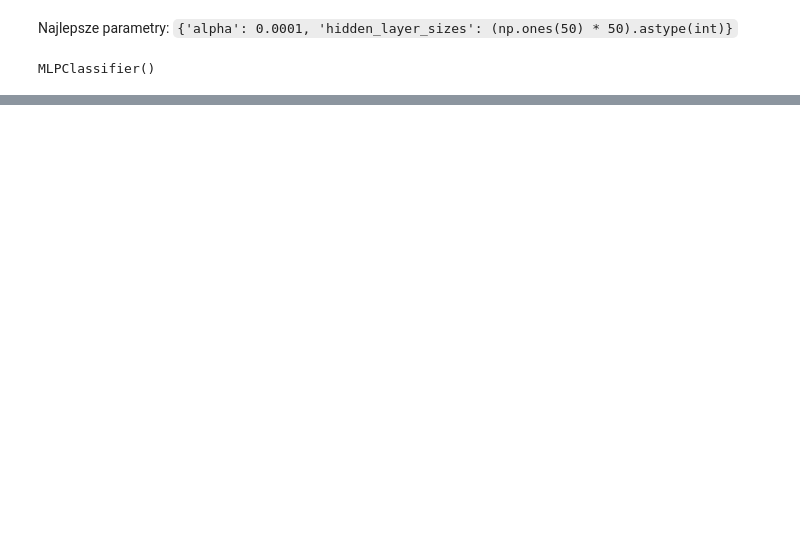
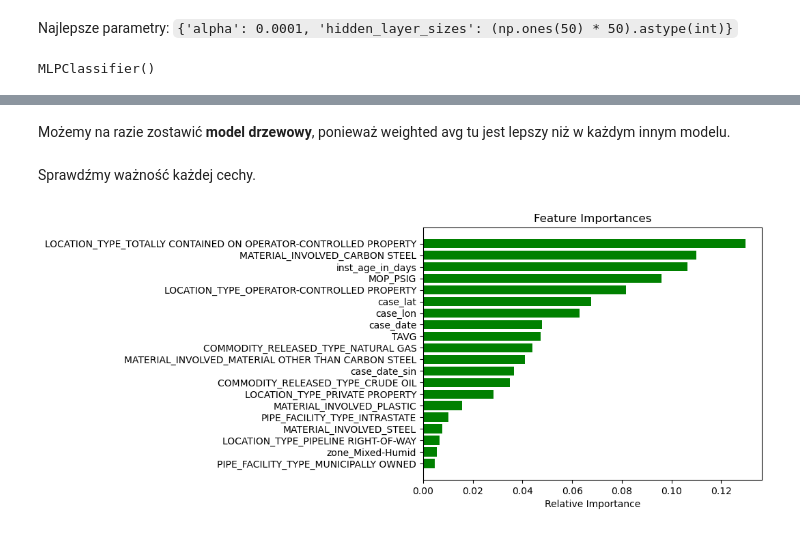
Before and after one commit to iivansmaliakou/ED-awarie, a Jupyter notebook: notebooks/8_modeling.ipynb, the cells around one changed output, grey strips where cells are left out. Saved outputs shown, nothing was run; the diff lists cells and outputs as text; code cells hidden in the pictures; blank space fills up the shorter version.

```diff
--- a/notebooks/8_modeling.ipynb
+++ b/notebooks/8_modeling.ipynb
@@ -183,0 +297,15 @@ MATERIAL FAILURE OF PIPE OR WELD       0.31      0.25      0.28       109
+# %% [markdown]
+Możemy na razie zostawić **model drzewowy**, ponieważ weighted avg tu jest lepszy niż w każdym innym modelu.
+# %% [markdown]
+Sprawdźmy ważność każdej cechy.
+# %%
+t֫ree_feature_importances = tree.feature_importances_
+indices = np.argsort(t֫ree_feature_importances)[-20:]
+features = df.columns
+plt.title('Feature Importances')
+plt.barh(range(len(indices)), t֫ree_feature_importances[indices], color='g', align='center')
+plt.yticks(range(len(indices)), [features[i] for i in indices])
+plt.xlabel('Relative Importance')
+plt.show()
+# %% [output]
+[figure, added]
```
Also changed, not shown: parts of 21 cells of this notebook, 5 other files.
